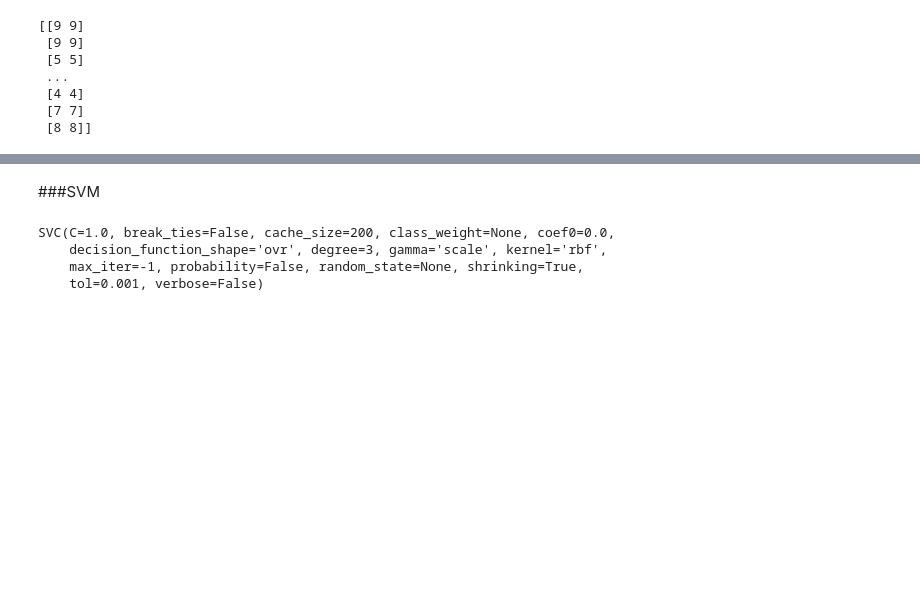
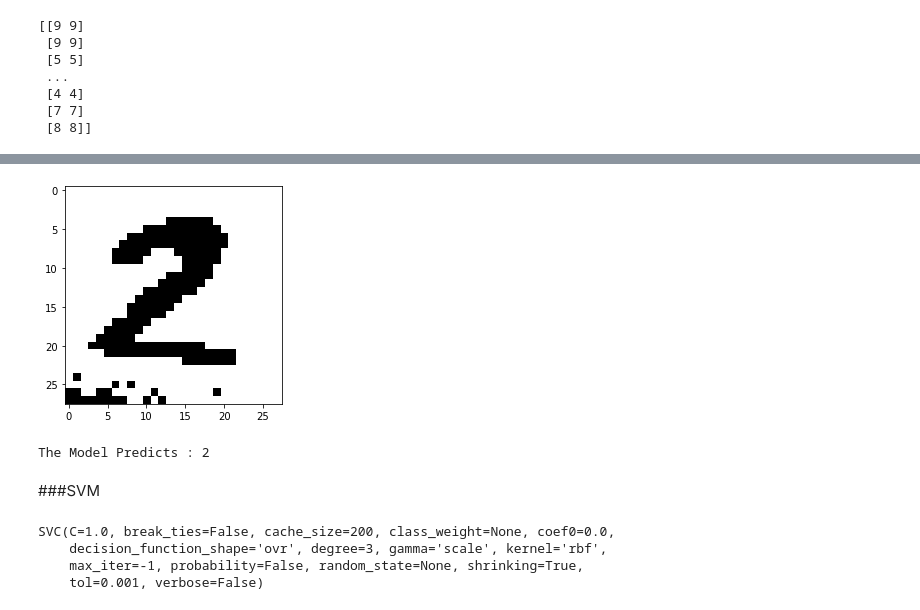
Before and after one commit to ShubhamSaini01/Kaggle, a Jupyter notebook: DigitRecognizer.ipynb, the cells around one changed output, grey strips where cells are left out. Saved outputs shown, nothing was run; the diff lists cells and outputs as text; code cells hidden in the pictures; blank space fills up the shorter version.

```diff
--- a/DigitRecognizer.ipynb
+++ b/DigitRecognizer.ipynb
@@ -187,0 +193,15 @@ OSError: ignored
+# %%
+def load_image(filepath, size, color = "grayscale"):
+  test_image = image.load_img(filepath, target_size = size, color_mode = color)
+  test_image = image.img_to_array(test_image)
+  test_image = test_image/255.0
+  test_image = non_linear(test_image)
+  plt.imshow(test_image.reshape(size), cmap='gray')
+  plt.show()
+  test_image = test_image.reshape((-1,size[0],size[1],1))
+  return test_image
+# %%
+def compute_image (model, test_image):
+  prediction = model.predict(test_image)
+  output = tf.keras.backend.argmax(prediction, axis = 1)
+  return output.numpy()
@@ -188,3 +219,9 @@ OSError: ignored
+# %%
+test_image = load_image('/content/drive/MyDrive/Kaggle/Digits/2.jpg',(28,28))
+print("The Model Predicts : " + str(compute_image(cnn,test_image)[0]))
+# %% [output]
+[figure, added]
+The Model Predicts : 2
 # %% [markdown]
 ###SVM
 # %%
```
Also changed, not shown: parts of 17 cells of this notebook.
